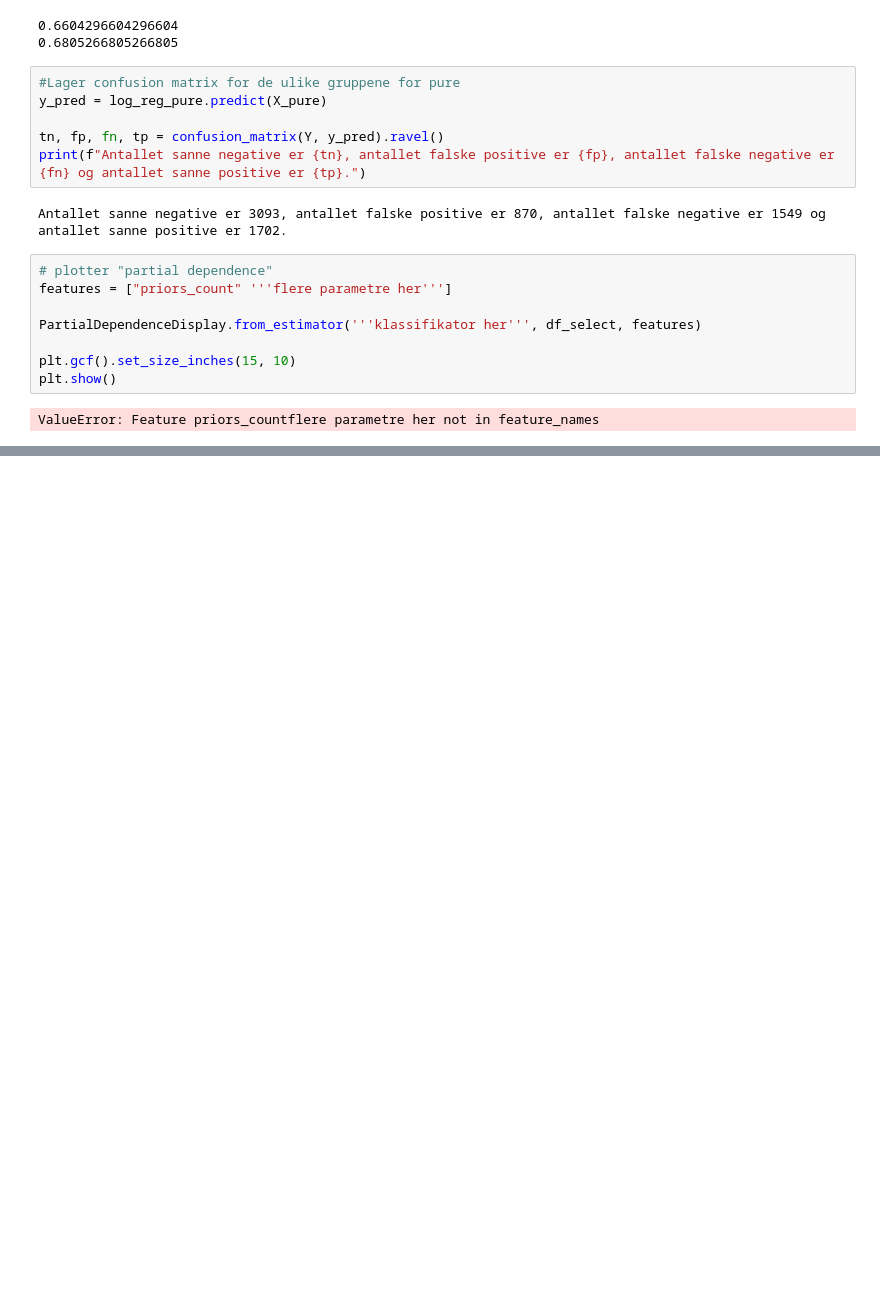
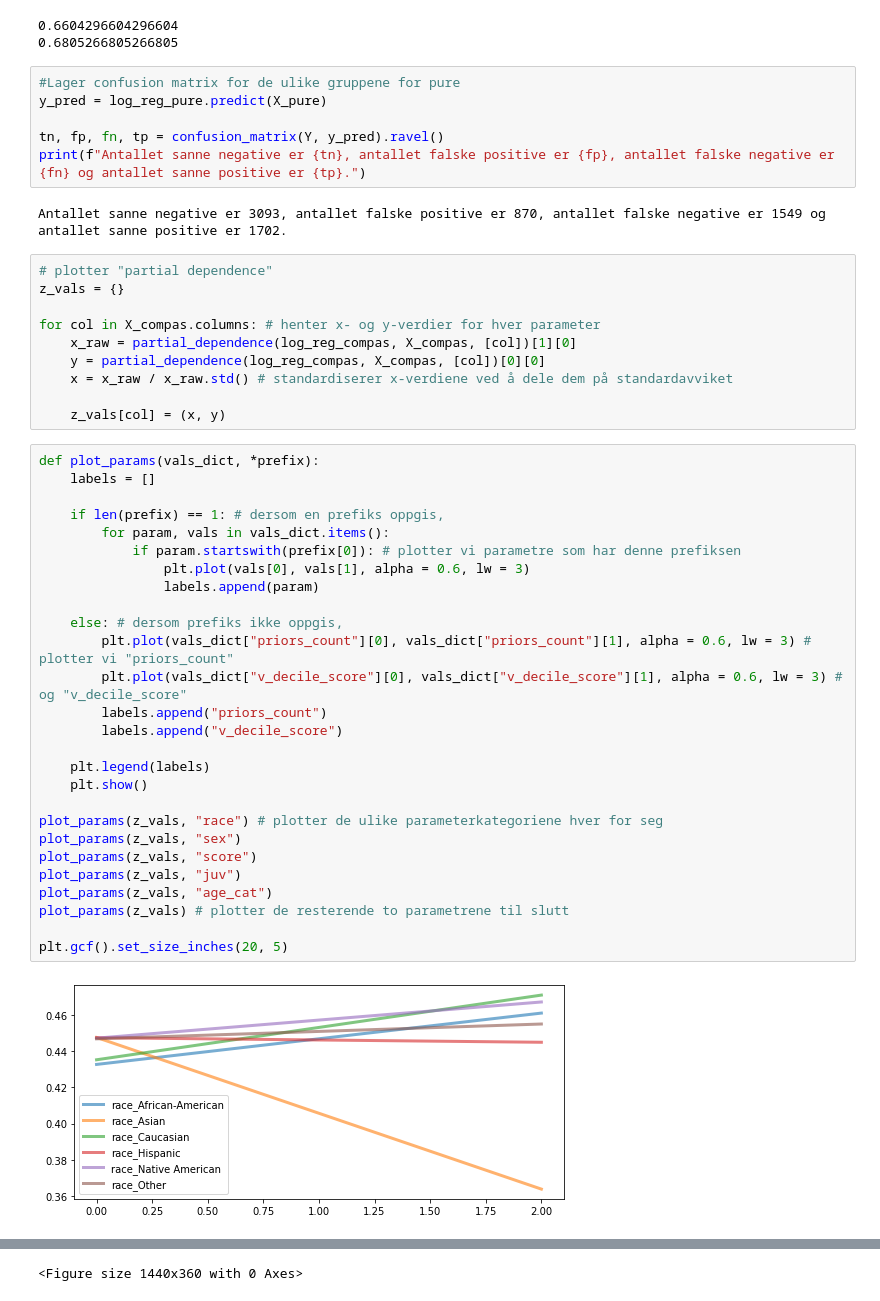
Before and after one commit to jonatanwins/COMPAS_project_HON2200, a Jupyter notebook: COMPAS.ipynb, the cells around one changed output, grey strips where cells are left out. Drawn from its saved outputs; the diff is of its cells as text; blank space fills up the shorter version.

Commit message:
Ferdig med partial dependency

```diff
--- a/COMPAS.ipynb
+++ b/COMPAS.ipynb
@@ -302,11 +305,40 @@ print(f"Antallet sanne negative er {tn}, antallet falske positive er {fp}, antal
 Antallet sanne negative er 3093, antallet falske positive er 870, antallet falske negative er 1549 og antallet sanne positive er 1702.
 # %%
 # plotter "partial dependence"
-features = ["priors_count" '''flere parametre her''']
+z_vals = {}
 
-PartialDependenceDisplay.from_estimator('''klassifikator her''', df_select, features)
+for col in X_compas.columns: # henter x- og y-verdier for hver parameter
+    x_raw = partial_dependence(log_reg_compas, X_compas, [col])[1][0]
+    y = partial_dependence(log_reg_compas, X_compas, [col])[0][0]
+    x = x_raw / x_raw.std() # standardiserer x-verdiene ved å dele dem på standardavviket
 
-plt.gcf().set_size_inches(15, 10)
-plt.show()
+    z_vals[col] = (x, y)
-# %% [output]
-ValueError: Feature priors_countflere parametre her not in feature_names
+# %%
+def plot_params(vals_dict, *prefix):
+    labels = []
+
+    if len(prefix) == 1: # dersom en prefiks oppgis,
+        for param, vals in vals_dict.items():
+            if param.startswith(prefix[0]): # plotter vi parametre som har denne prefiksen
+                plt.plot(vals[0], vals[1], alpha = 0.6, lw = 3)
+                labels.append(param)
+
+    else: # dersom prefiks ikke oppgis,
+        plt.plot(vals_dict["priors_count"][0], vals_dict["priors_count"][1], alpha = 0.6, lw = 3) # plotter vi "priors_count"
+        plt.plot(vals_dict["v_decile_score"][0], vals_dict["v_decile_score"][1], alpha = 0.6, lw = 3) # og "v_decile_score"
+        labels.append("priors_count")
+        labels.append("v_decile_score")
+
+    plt.legend(labels)
+    plt.show()
+
+plot_params(z_vals, "race") # plotter de ulike parameterkategoriene hver for seg
+plot_params(z_vals, "sex")
+plot_params(z_vals, "score")
+plot_params(z_vals, "juv")
+plot_params(z_vals, "age_cat")
+plot_params(z_vals) # plotter de resterende to parametrene til slutt
+
+plt.gcf().set_size_inches(20, 5)
+# %% [output]
+[figure, added]
@@ -312,0 +350 @@ ValueError: Feature priors_countflere parametre her not in feature_names
+<Figure size 1440x360 with 0 Axes>
```
Also changed, not shown: parts of 2 cells of this notebook.
